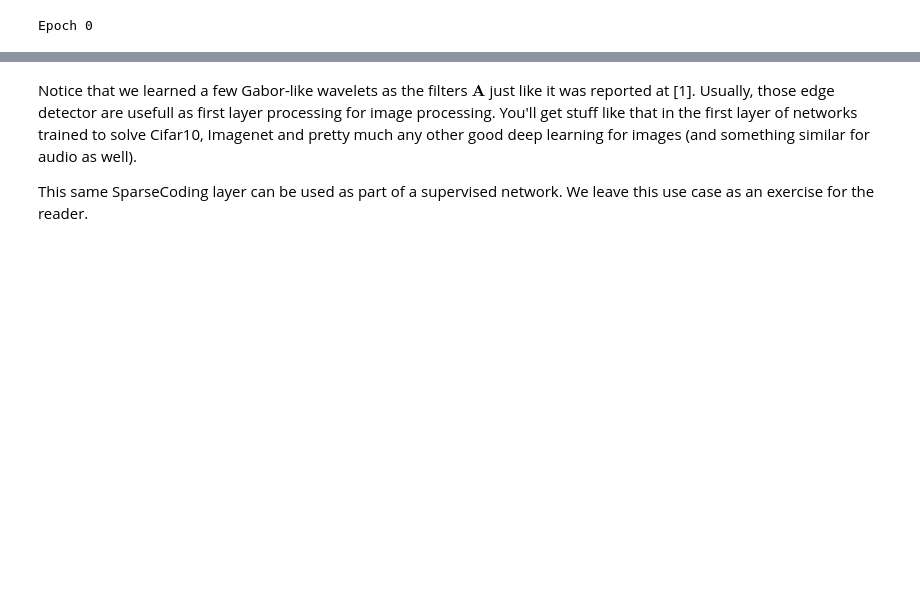
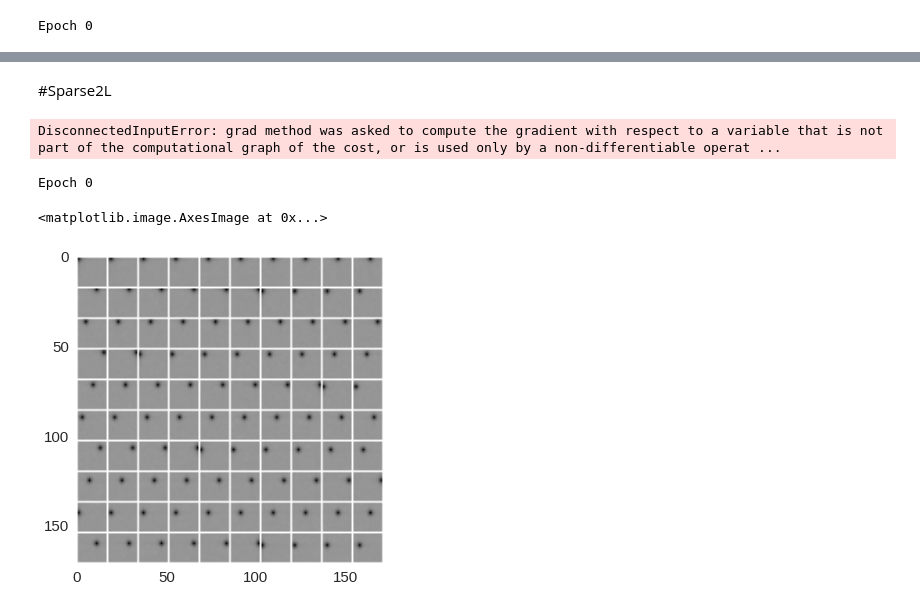
Before and after one commit to EderSantana/seya, a Jupyter notebook: examples/fista_sc.ipynb, the cells around one changed output, grey strips where cells are left out. Cells and saved outputs as stored; diff of their text form; code cells hidden in the pictures; blank space fills up the shorter version.

```diff
--- a/examples/fista_sc.ipynb
+++ b/examples/fista_sc.ipynb
@@ -102,4 +107,2 @@ plt.imshow(I)
-# %% [markdown]
-Notice that we learned a few Gabor-like wavelets as the filters $\mathbf{A}$ just like it was reported at [1]. Usually, those edge detector are usefull as first layer processing for image processing. You'll get stuff like that in the first layer of networks trained to solve Cifar10, Imagenet and pretty much any other good deep learning for images (and something similar for audio as well).
-
-This same SparseCoding layer can be used as part of a supervised network. We leave this use case as an exercise for the reader.
+# %% [markdown]
+#Sparse2L
@@ -105,0 +112,36 @@ This same SparseCoding layer can be used as part of a supervised network. We lea
+# %%
+model = Graph()
+model.add_input(name='input', ndim=2)
+model.add_node(Sparse2L(input_dim=256, output_dim=256,
+                        causes_dim=10, n_steps=100, gamma=.1), name='sc', input='input')
+model.add_node(Lambda(lambda x: x[0]), name='rec', input='sc', create_output=True)
+model.add_node(Lambda(lambda x: x[-1]), name='causes', input='sc', create_output=True)
+# %%
+renorm_W = RenormalizeWeight(model.nodes['sc'].params[0])
+renorm_V = RenormalizeWeight(model.nodes['sc'].params[1])
+rms = SGD(lr=.1)
+model.compile(loss={'rec': sum_mse, 'causes': self_cost}, optimizer=rms)
+# %% [output]
+DisconnectedInputError: grad method was asked to compute the gradient with respect to a variable that is not part of the computational graph of the cost, or is used only by a non-differentiable operat ...
+# %%
+batch_size = 100
+nb_epoch = 5
+model.fit({'input': S, 'rec': S,
+           'causes':np.zeros((60000,1))},
+           batch_size=batch_size,
+          nb_epoch=nb_epoch,
+          verbose=1,
+          callbacks=[renorm_W, renorm_V])
+# %% [output]
+Epoch 0
+# %%
+W = model.nodes['sc'].W.get_value()
+V = model.nodes['sc'].V.get_value()
+I = grid2d(W[:100])
+J = pref_grid(V, W)
+H = grid2d(V)
+# %%
+plt.imshow(I)
+# %% [output]
+<matplotlib.image.AxesImage at 0x...>
+[figure, added]
```
Also changed, not shown: parts of 9 cells of this notebook, 3 other files.
